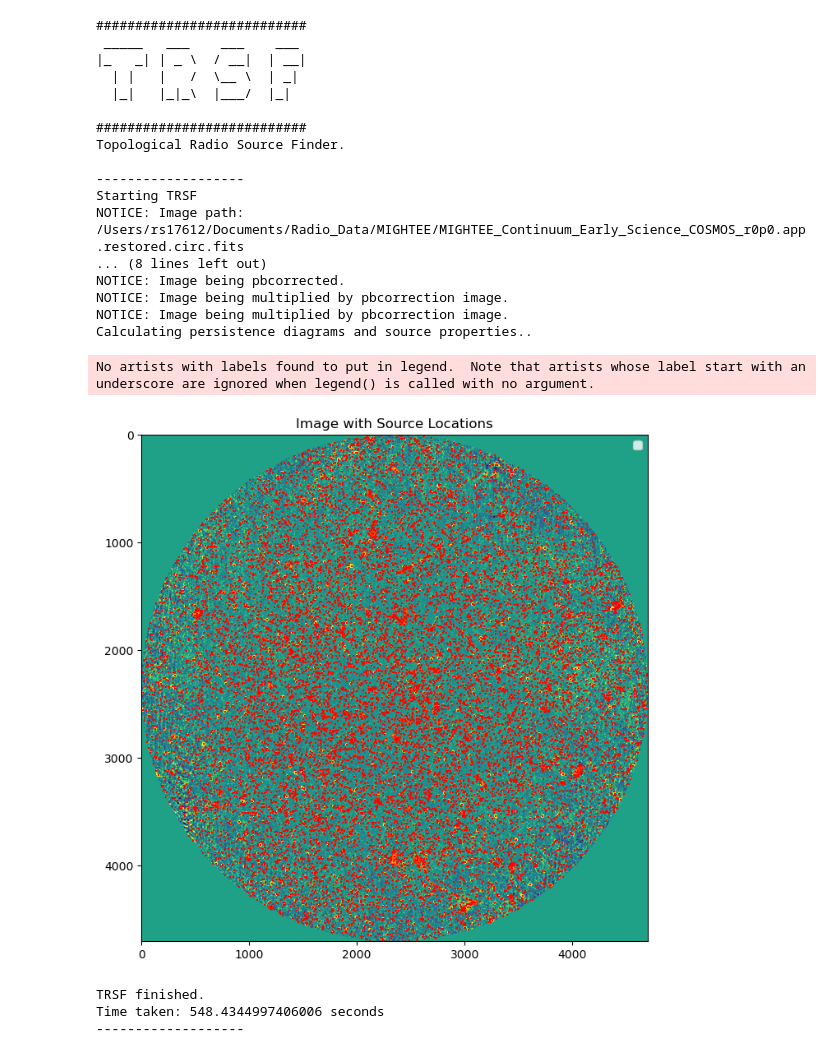
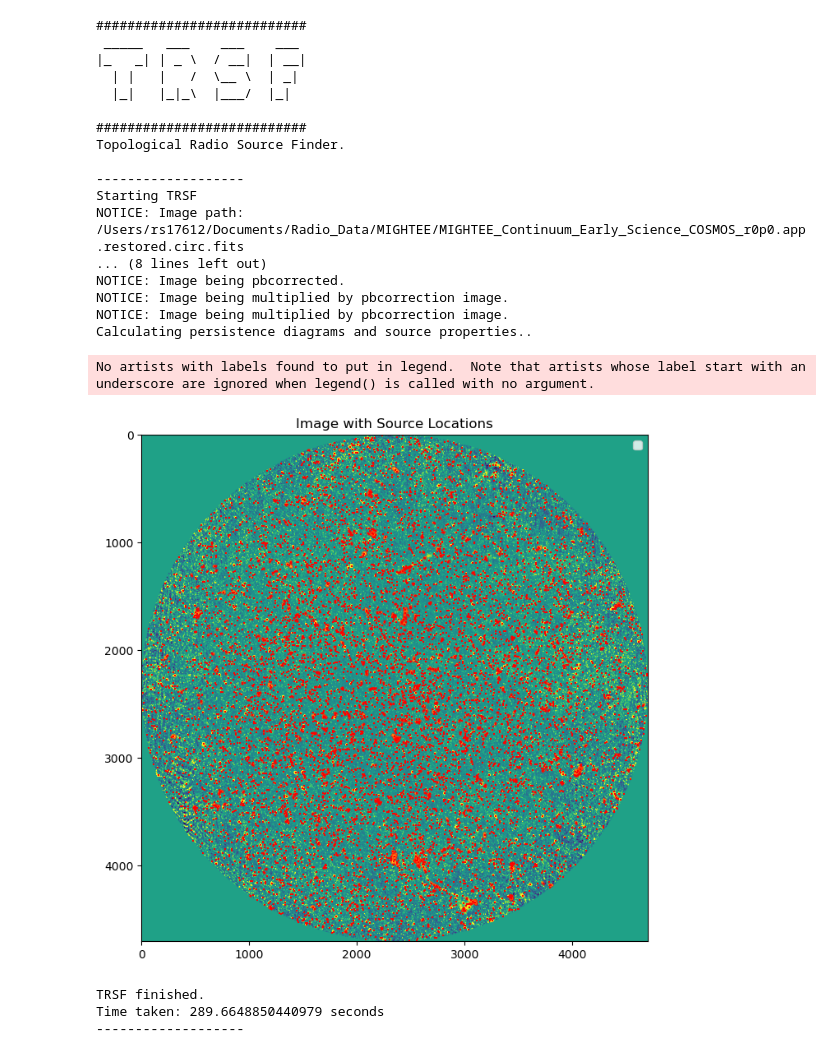
Before and after one commit to RhysAlfShaw/TRSF-dev, a Jupyter notebook: MIGHTEE_Source_Counts.ipynb, the cells around one changed output. Cells and saved outputs as stored; diff of their text form; code cells hidden in the pictures.

```diff
--- a/MIGHTEE_Source_Counts.ipynb
+++ b/MIGHTEE_Source_Counts.ipynb
@@ -202,34 +290,34 @@ def get_BDSF_cat(bdsf_gaul_PATH):
     return bdsf_gaul_df
 # %%
 Cosmo_r0p0_data = trsf(PATH_Cosmo_r0p0,gaussian_fitting=True,region_expansion=False,
-                       cutup_img_size=500,sigma=3,smoothing=False,smooth_param=5,
+                       cutup_img_size=500,sigma=5,smoothing=False,smooth_param=5,
                        new_algorithm=True,pbcorr_path=PATH_Cosmo_r0p0_corfac,pbcorr=True,
                        pbimage=False,pboperation='multiply',remove_1pixel=True)
 Ra, Dec = xy_to_radec(PATH_Cosmo_r0p0, Cosmo_r0p0_data.catalogue['x_c'], Cosmo_r0p0_data.catalogue['y_c'])
 Cosmo_r0p0_data.catalogue['RA'] = Ra
 Cosmo_r0p0_data.catalogue['DEC'] = Dec
 # %% [output]
 ###########################
  _____   ___    ___    ___
 |_   _| | _ \  / __|  | __|
   | |   |   /  \__ \  | _|
   |_|   |_|_\  |___/  |_|
 
 ###########################
 Topological Radio Source Finder.
 
 -------------------
 Starting TRSF
 NOTICE: Image path: /Users/rs17612/Documents/Radio_Data/MIGHTEE/MIGHTEE_Continuum_Early_Science_COSMOS_r0p0.app.restored.circ.fits
 ... (8 lines left out)
 NOTICE: Image being pbcorrected.
 NOTICE: Image being multiplied by pbcorrection image.
 NOTICE: Image being multiplied by pbcorrection image.
 Calculating persistence diagrams and source properties..
 No artists with labels found to put in legend.  Note that artists whose label start with an underscore are ignored when legend() is called with no argument.
-[figure, old version]
+[figure, new version]
 TRSF finished.
-Time taken: 548.4344997406006 seconds
+Time taken: 289.6648850440979 seconds
 -------------------
 # %%
 # save the catalogue as .fits table
```
Also changed, not shown: parts of 12 cells of this notebook, 3 other files.
